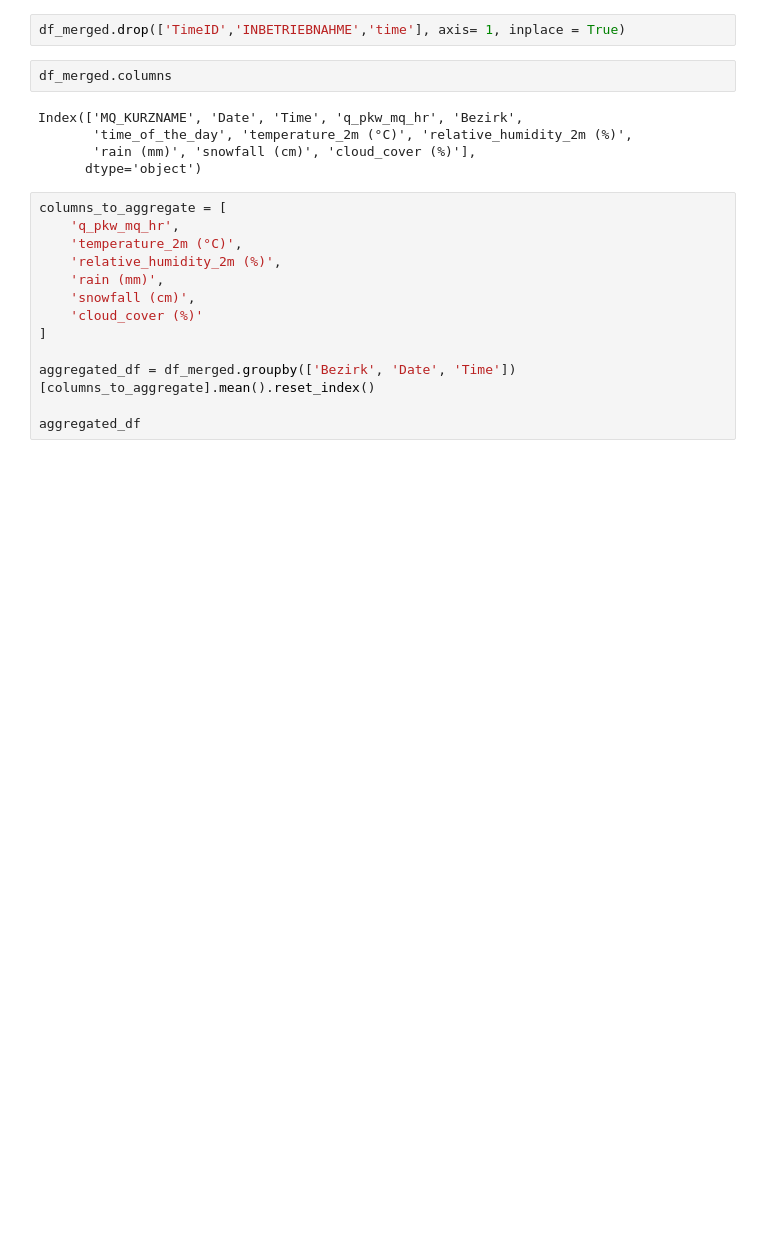
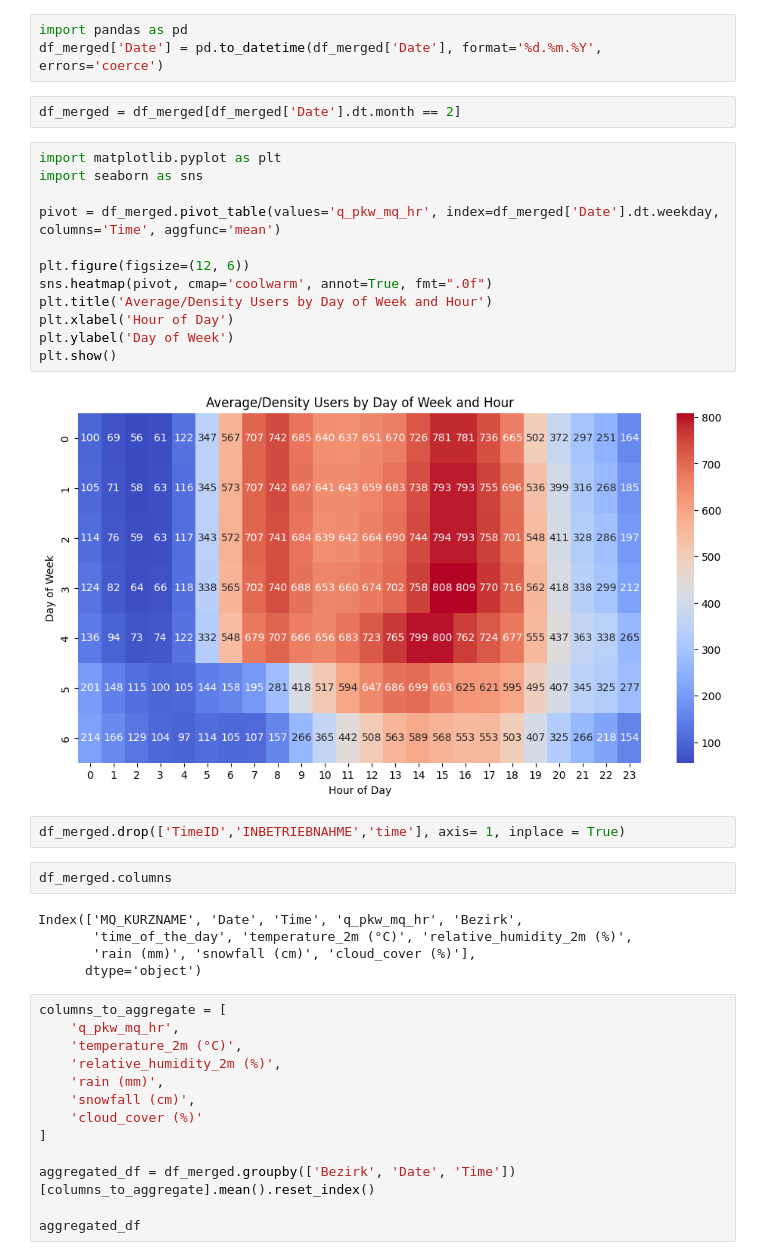
Before and after one commit to imenbarrak/Verkehrsprojekt, a Jupyter notebook: notebooks/data_visualisation_Autos.ipynb, the cells around one changed output. Cells and saved outputs as stored; diff of their text form; blank space fills up the shorter version.

```diff
--- a/notebooks/data_visualisation_Autos.ipynb
+++ b/notebooks/data_visualisation_Autos.ipynb
@@ -31,3 +26,22 @@ df_merged.head()
+# %%
+import pandas as pd
+df_merged['Date'] = pd.to_datetime(df_merged['Date'], format='%d.%m.%Y', errors='coerce')
+# %%
+df_merged = df_merged[df_merged['Date'].dt.month == 2]
+# %%
+import matplotlib.pyplot as plt
+import seaborn as sns
+
+pivot = df_merged.pivot_table(values='q_pkw_mq_hr', index=df_merged['Date'].dt.weekday, columns='Time', aggfunc='mean')
+
+plt.figure(figsize=(12, 6))
+sns.heatmap(pivot, cmap='coolwarm', annot=True, fmt=".0f")
+plt.title('Average/Density Users by Day of Week and Hour')
+plt.xlabel('Hour of Day')
+plt.ylabel('Day of Week')
+plt.show()
+# %% [output]
+[figure, added]
 # %%
 df_merged.drop(['TimeID','INBETRIEBNAHME','time'], axis= 1, inplace = True)
 # %%
```
Also changed, not shown: parts of 18 cells of this notebook.
